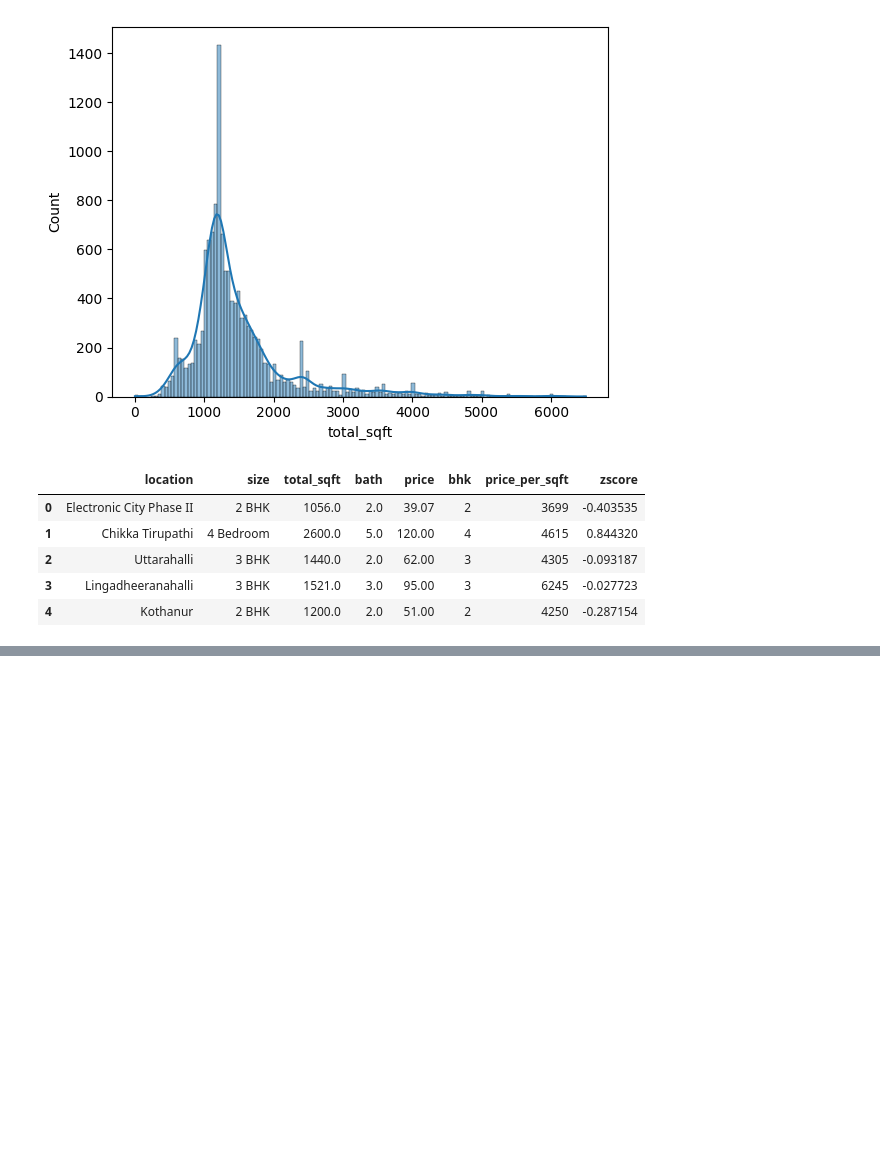
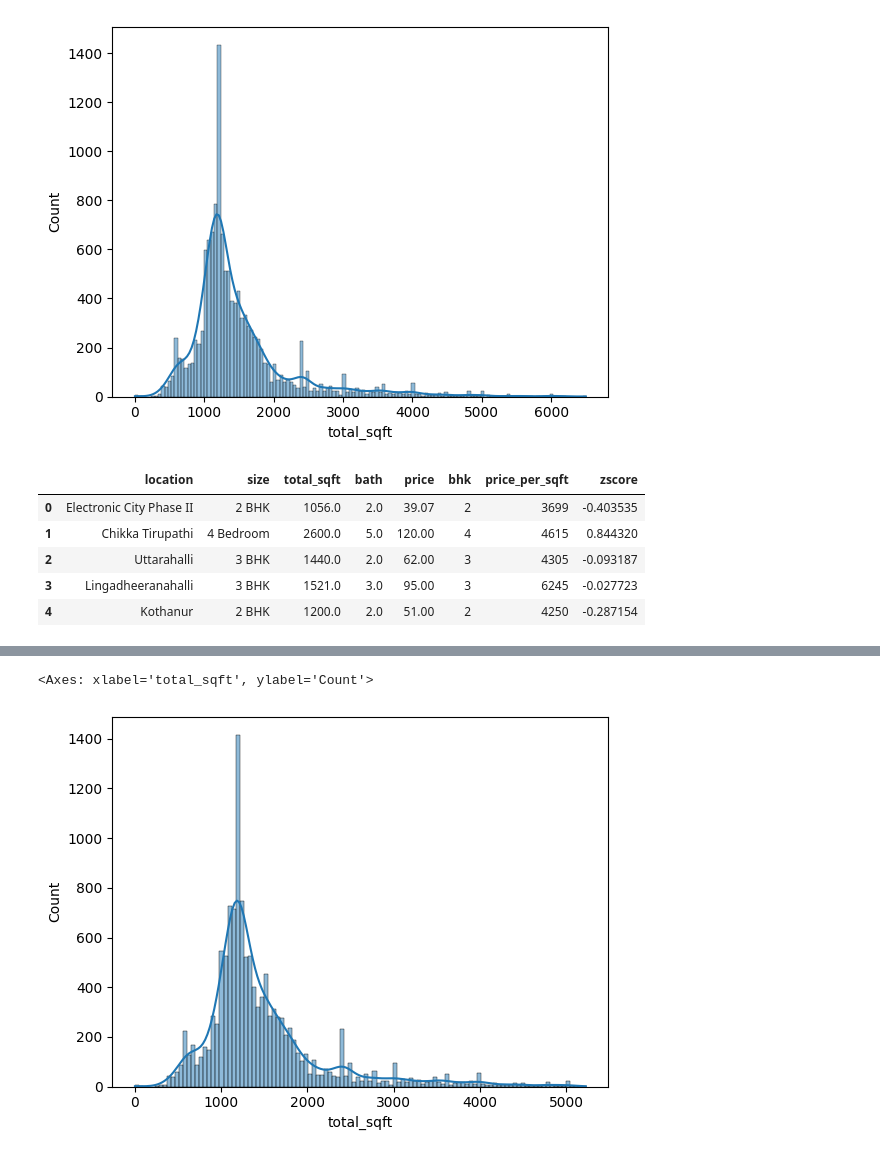
Before and after one commit to evgeniosk94/General-Python-Exercises, a Jupyter notebook: Data Science Roadmap for Beginners/Normal_distribution.ipynb, the cells around one changed output, grey strips where cells are left out. Drawn from its saved outputs; the diff is of its cells as text; code cells hidden in the pictures; blank space fills up the shorter version.

```diff
--- a/Data Science Roadmap for Beginners/Normal_distribution.ipynb
+++ b/Data Science Roadmap for Beginners/Normal_distribution.ipynb
@@ -124,0 +177,5 @@ df_new_z_score
+# %%
+sns.histplot(data=df_new_z_score, x="total_sqft", kde=True)
+# %% [output]
+<Axes: xlabel='total_sqft', ylabel='Count'>
+[figure, added]
```
Also changed, not shown: parts of 10 cells of this notebook.
